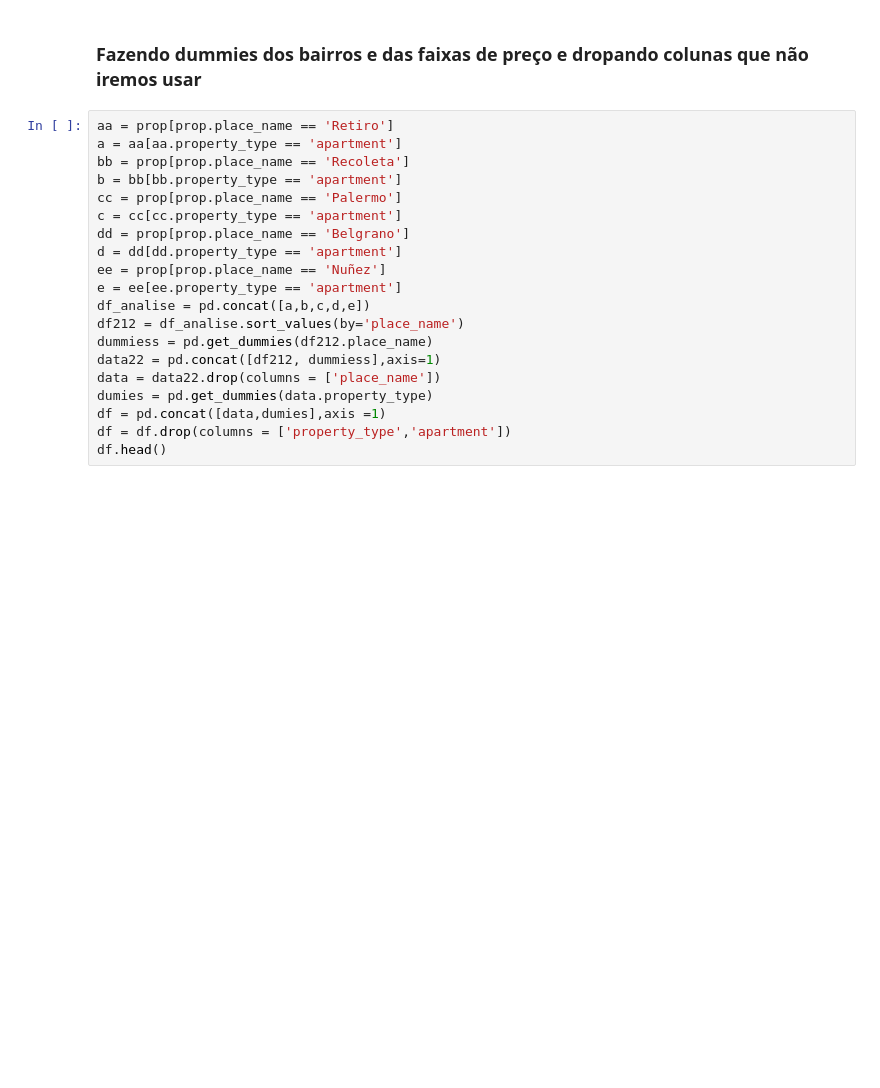
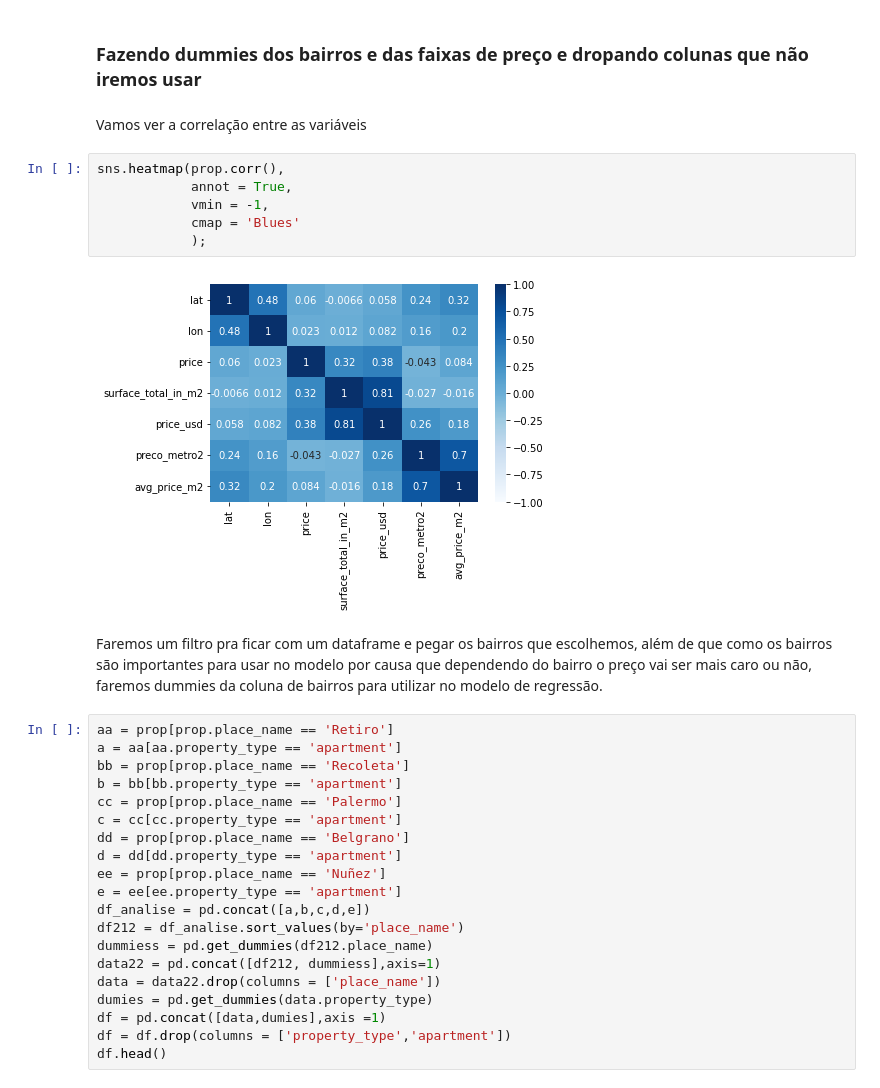
Before and after one commit to rguto11/Projeto_Integrador2, a Jupyter notebook: ProjetoIntegrador2.ipynb, the cells around one changed output. Drawn from its saved outputs; the diff is of its cells as text; blank space fills up the shorter version.

```diff
--- a/ProjetoIntegrador2.ipynb
+++ b/ProjetoIntegrador2.ipynb
@@ -290,6 +290,18 @@ store          765
 </div>
 # %% [markdown]
 ### Fazendo dummies dos bairros e das faixas de preço e dropando colunas que não iremos usar
+# %% [markdown]
+Vamos ver a correlação entre as variáveis
+# %%
+sns.heatmap(prop.corr(),
+            annot = True,
+            vmin = -1,
+            cmap = 'Blues'
+            );
+# %% [output]
+[figure, added]
+# %% [markdown]
+Faremos um filtro pra ficar com um dataframe e pegar os bairros que escolhemos, além de que como os bairros são importantes para usar no modelo por causa que dependendo do bairro o preço vai ser mais caro ou não, faremos dummies da coluna de bairros para utilizar no modelo de regressão.
 # %%
 aa = prop[prop.place_name == 'Retiro']
 a = aa[aa.property_type == 'apartment']
```
Also changed, not shown: parts of 21 cells of this notebook, 1 other file.
